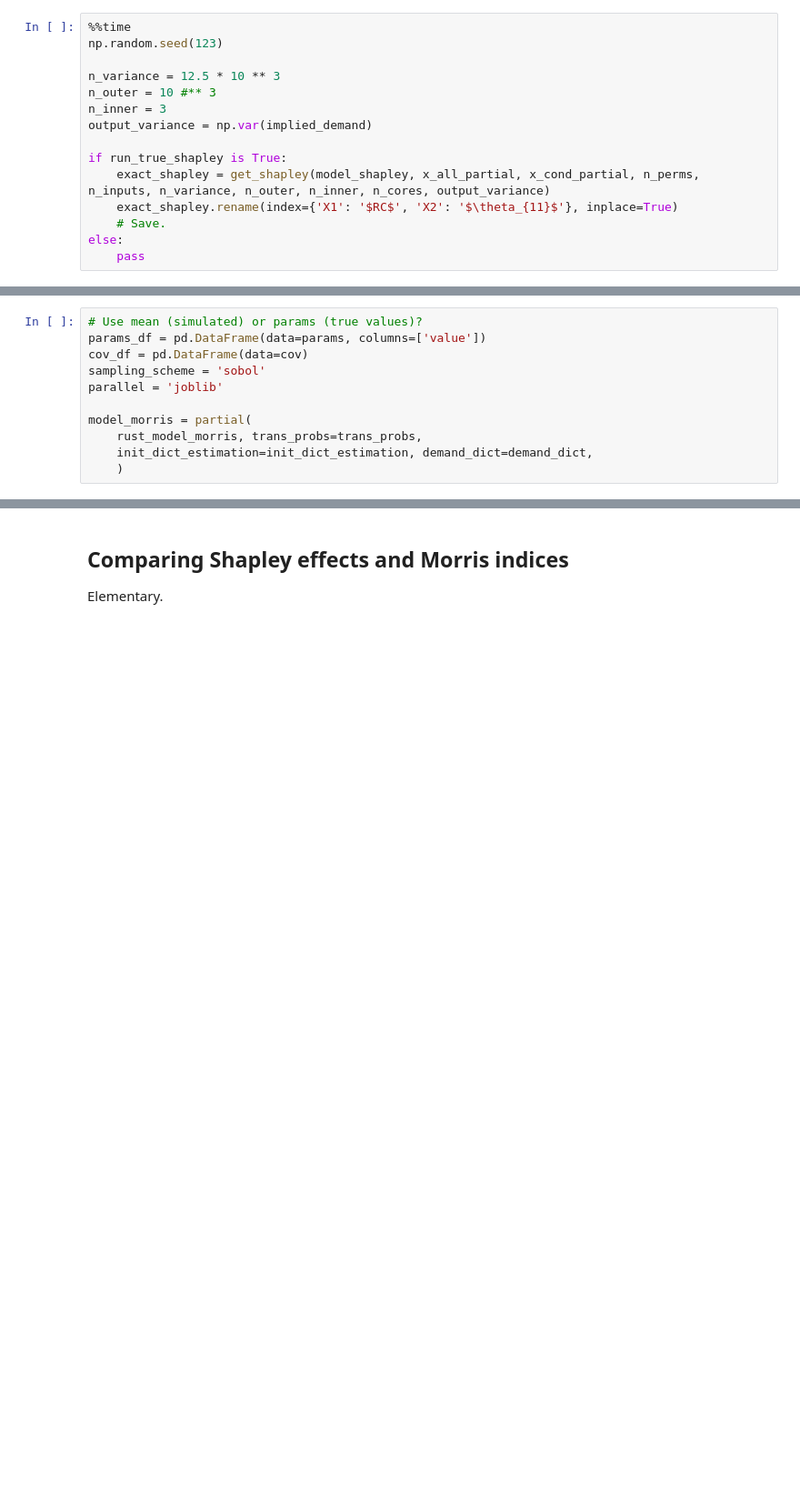
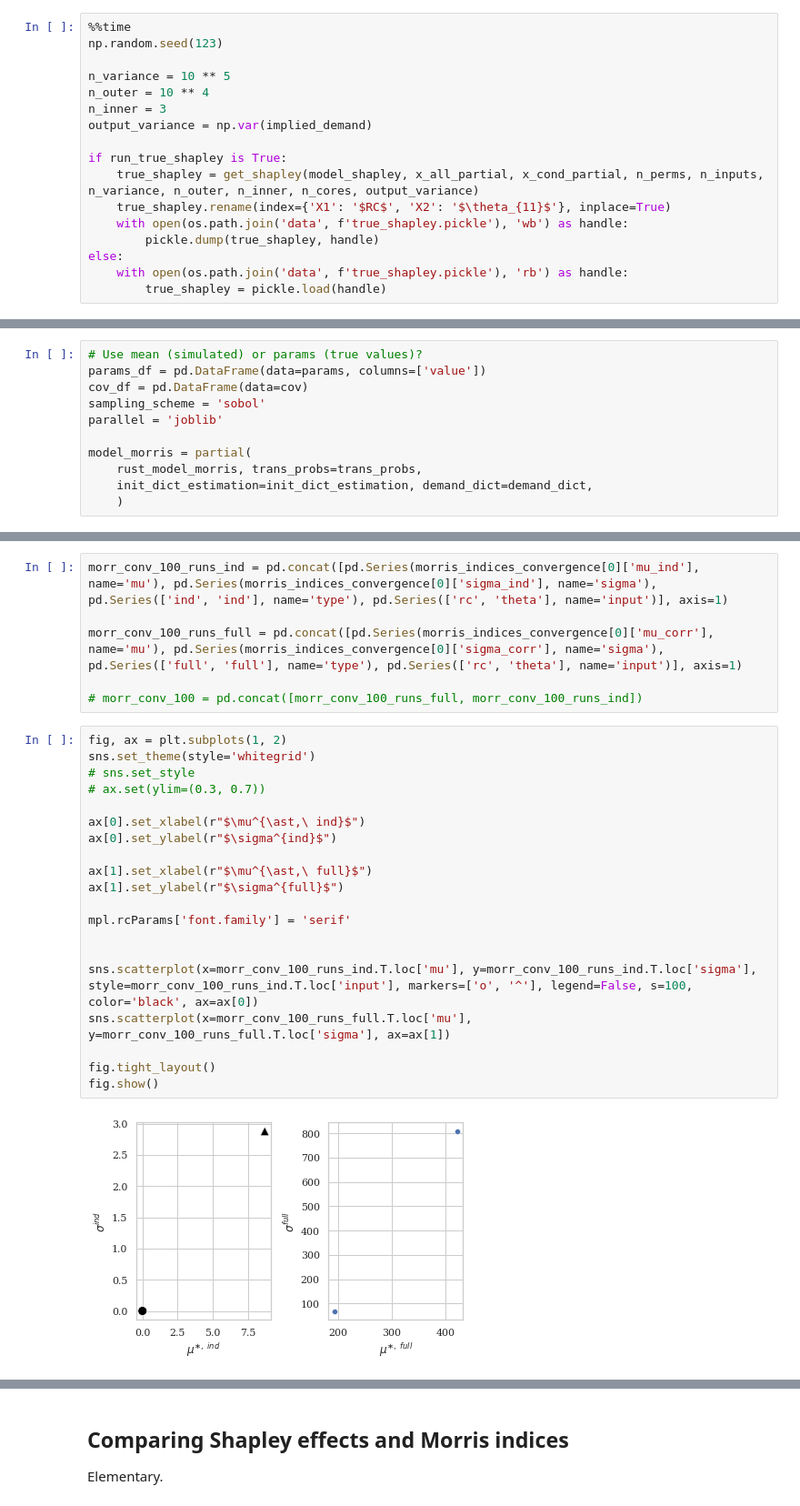
Before and after one commit to bhmueller/thesis, a Jupyter notebook: thesis_project.ipynb, the cells around one changed output, grey strips where cells are left out. Shown at 91% size. Saved outputs shown, nothing was run; the diff lists cells and outputs as text; blank space fills up the shorter version.

Commit message:
Add plots for Morris indices.

```diff
--- a/thesis_project.ipynb
+++ b/thesis_project.ipynb
@@ -279,17 +279,19 @@ Shapley effects for a very large number of samples.
 %%time
 np.random.seed(123)
 
-n_variance = 12.5 * 10 ** 3
-n_outer = 10 #** 3
+n_variance = 10 ** 5
+n_outer = 10 ** 4
 n_inner = 3
 output_variance = np.var(implied_demand)
 
 if run_true_shapley is True:
-    exact_shapley = get_shapley(model_shapley, x_all_partial, x_cond_partial, n_perms, n_inputs, n_variance, n_outer, n_inner, n_cores, output_variance)
-    exact_shapley.rename(index={'X1': '$RC$', 'X2': '$\theta_{11}$'}, inplace=True)
-    # Save.
+    true_shapley = get_shapley(model_shapley, x_all_partial, x_cond_partial, n_perms, n_inputs, n_variance, n_outer, n_inner, n_cores, output_variance)
+    true_shapley.rename(index={'X1': '$RC$', 'X2': '$\theta_{11}$'}, inplace=True)
+    with open(os.path.join('data', f'true_shapley.pickle'), 'wb') as handle:
+        pickle.dump(true_shapley, handle)
 else:
-    pass
+    with open(os.path.join('data', f'true_shapley.pickle'), 'rb') as handle:
+        true_shapley = pickle.load(handle)
 # %% [markdown]
 ### Replicates for uncertainty in Shapley effects.
 Calculate a number of n_replicates Shapley effects. From these get standard errors and confidence intervals.
@@ -443,0 +393,28 @@ dtype: float64
+# %%
+morr_conv_100_runs_ind = pd.concat([pd.Series(morris_indices_convergence[0]['mu_ind'], name='mu'), pd.Series(morris_indices_convergence[0]['sigma_ind'], name='sigma'), pd.Series(['ind', 'ind'], name='type'), pd.Series(['rc', 'theta'], name='input')], axis=1)
+
+morr_conv_100_runs_full = pd.concat([pd.Series(morris_indices_convergence[0]['mu_corr'], name='mu'), pd.Series(morris_indices_convergence[0]['sigma_corr'], name='sigma'), pd.Series(['full', 'full'], name='type'), pd.Series(['rc', 'theta'], name='input')], axis=1)
+
+# morr_conv_100 = pd.concat([morr_conv_100_runs_full, morr_conv_100_runs_ind])
+# %%
+fig, ax = plt.subplots(1, 2)
+sns.set_theme(style='whitegrid')
+# sns.set_style
+# ax.set(ylim=(0.3, 0.7))
+
+ax[0].set_xlabel(r"$\mu^{\ast,\ ind}$")
+ax[0].set_ylabel(r"$\sigma^{ind}$")
+
+ax[1].set_xlabel(r"$\mu^{\ast,\ full}$")
+ax[1].set_ylabel(r"$\sigma^{full}$")
+
+mpl.rcParams['font.family'] = 'serif'
+
+
+sns.scatterplot(x=morr_conv_100_runs_ind.T.loc['mu'], y=morr_conv_100_runs_ind.T.loc['sigma'], style=morr_conv_100_runs_ind.T.loc['input'], markers=['o', '^'], legend=False, s=100, color='black', ax=ax[0])
+sns.scatterplot(x=morr_conv_100_runs_full.T.loc['mu'], y=morr_conv_100_runs_full.T.loc['sigma'], ax=ax[1])
+
+fig.tight_layout()
+fig.show()
+# %% [output]
+[figure, added]
```
Also changed, not shown: parts of 15 cells of this notebook.
